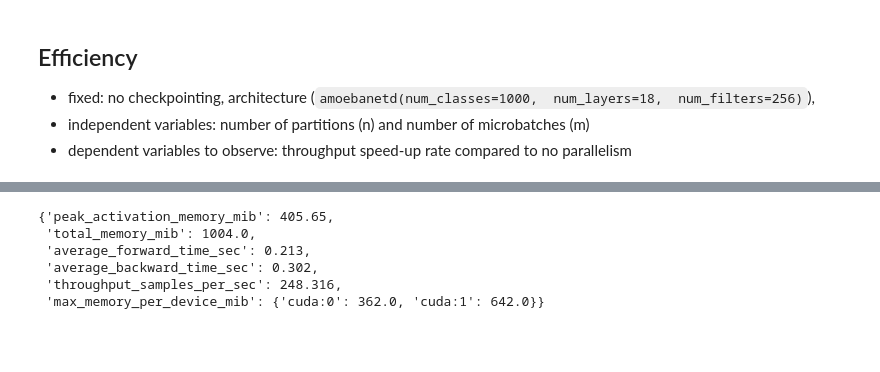
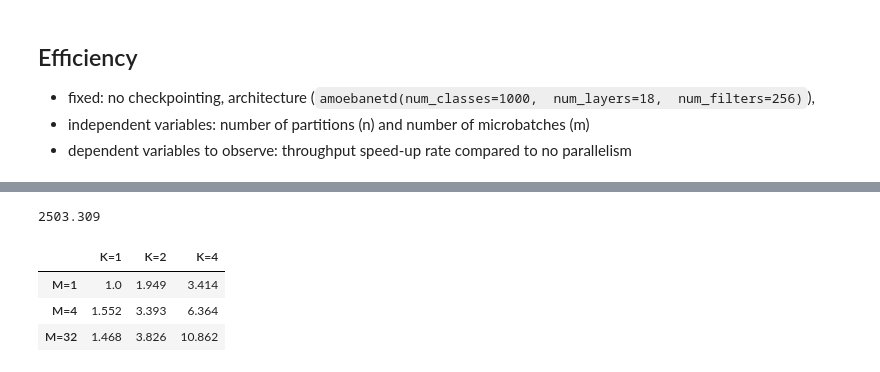
Before and after one commit to HalberdOfPineapple/pipeline_parallel_expr, a Jupyter notebook: benchmarks/data_analysis.ipynb, the cells around one changed output, grey strips where cells are left out. Saved outputs shown, nothing was run; the diff lists cells and outputs as text; code cells hidden in the pictures; blank space fills up the shorter version.

```diff
--- a/benchmarks/data_analysis.ipynb
+++ b/benchmarks/data_analysis.ipynb
@@ -234,11 +174,36 @@ for num_partition in num_partitions:
-# %%
-expr_data[args_to_exprname(
-        2, 16, True, use_torchgpipe=True
-    )]
-# %% [output]
-{'peak_activation_memory_mib': 405.65,
- 'total_memory_mib': 1004.0,
- 'average_forward_time_sec': 0.213,
- 'average_backward_time_sec': 0.302,
- 'throughput_samples_per_sec': 248.316,
- 'max_memory_per_device_mib': {'cuda:0': 362.0, 'cuda:1': 642.0}}
+# %%
+# get all file names under DATA_DIR
+expr_data = {}
+file_names = os.listdir(SPEED_LOG_DIR)
+for file_name in file_names:
+    if file_name.endswith(".log"):
+        file_path = os.path.join(SPEED_LOG_DIR, file_name)
+        data = parse_log_file(file_path)
+        expr_data[file_name[:-4]] = data
+# %%
+def args_to_speed_exprname(num_partitions, num_micro_batches, use_torchgpipe) -> str:
+    return \
+        f'speed_K{num_partitions}_M{num_micro_batches}_{"torchgpipe" if use_torchgpipe else "self"}'
+def args_to_throughput(num_partitions, num_micro_batches, use_torchgpipe) -> float:
+    return expr_data[args_to_speed_exprname(num_partitions, num_micro_batches, use_torchgpipe)]['throughput_samples_per_sec']
+args_to_throughput(1, 1, False)
+# %% [output]
+2503.309
+# %%
+num_partitions = [1, 2, 4]
+num_micro_batches = [1, 4, 32]
+
+import pandas as pd
+
+df = pd.DataFrame(index=[f'M={m}' for m in num_micro_batches],
+                  columns=[f'K={k}' for k in num_partitions],)
+baseline_throughput = args_to_throughput(1, 1, False)
+for k in num_partitions:
+    for m in num_micro_batches:
+        df.at[f'M={m}', f'K={k}'] = round(args_to_throughput(k, m, False) / baseline_throughput, 3)
+df
+# %% [output]
+|  | K=1 | K=2 | K=4 |
+| M=1 | 1.0 | 1.949 | 3.414 |
+| M=4 | 1.552 | 3.393 | 6.364 |
+| M=32 | 1.468 | 3.826 | 10.862 |
```
Also changed, not shown: parts of 3 cells of this notebook, 2 other files.
